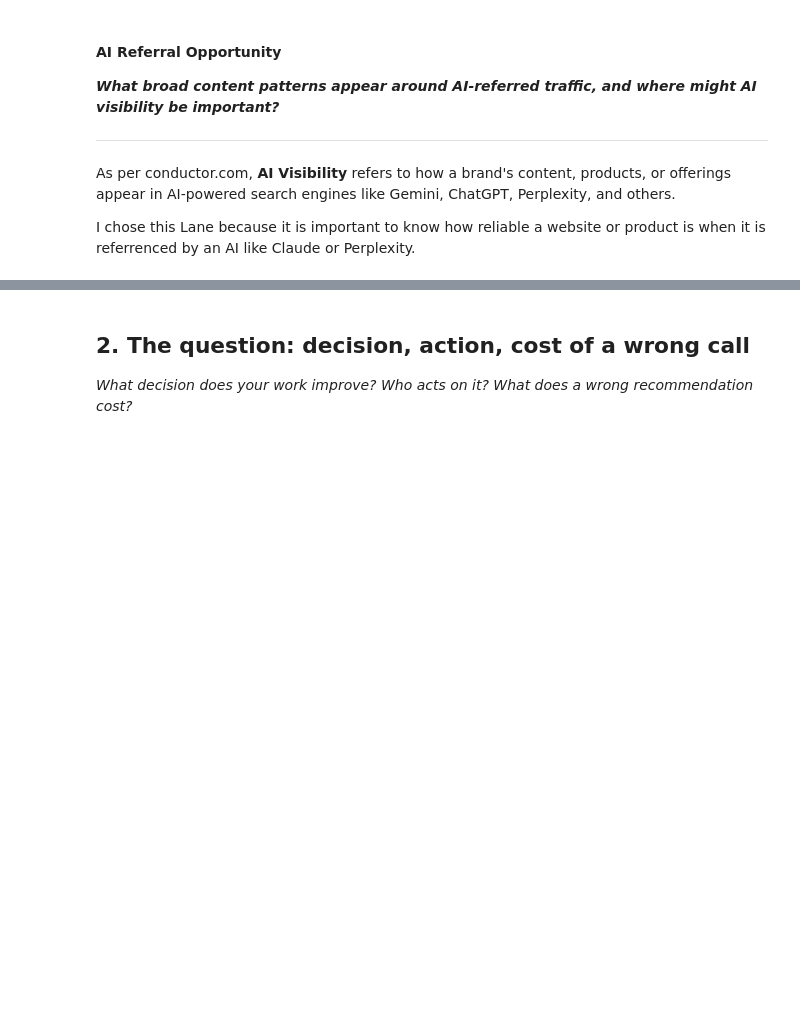
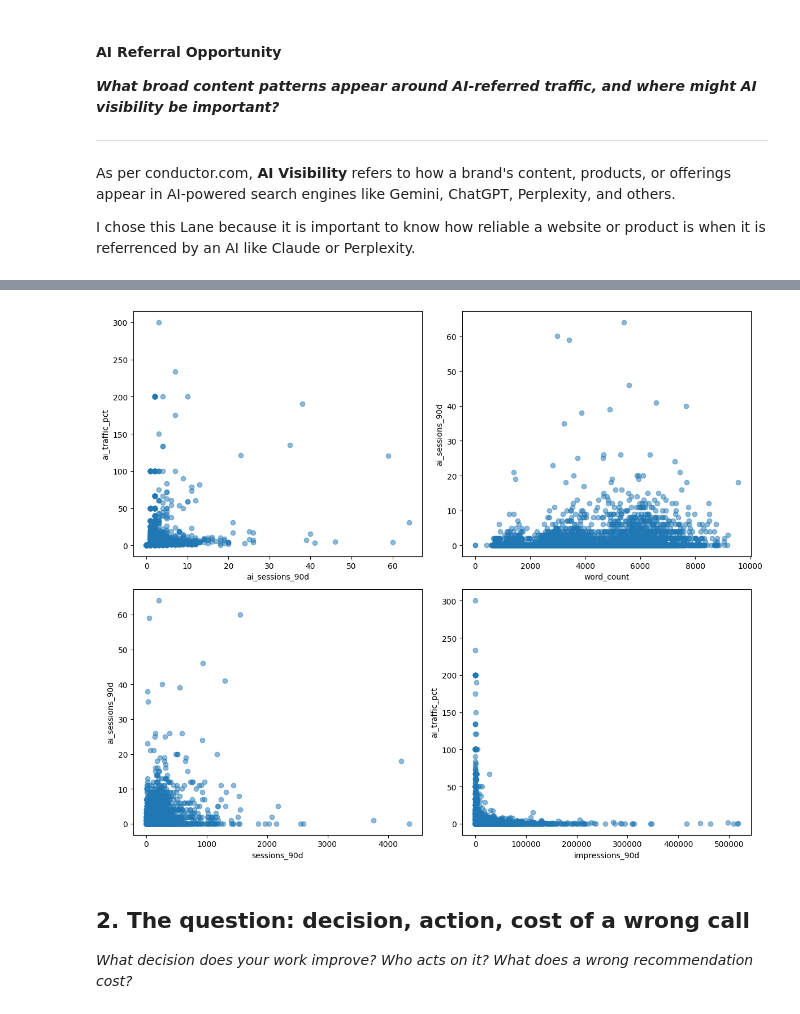
Before and after one commit to jomana2006/FlyRank-ML-Internship, a Jupyter notebook: w01_research_question.ipynb, the cells around one changed output, grey strips where cells are left out. Drawn from its saved outputs; the diff is of its cells as text; code cells hidden in the pictures; blank space fills up the shorter version.

```diff
--- a/w01_research_question.ipynb
+++ b/w01_research_question.ipynb
@@ -34,3 +122,22 @@ FileNotFoundError: [Errno 2] No such file or directory: 'C:\\Users\\jojos\\Downl
+# %%
+fig, axes = plt.subplots(2, 2, figsize=(12, 10))
+
+axes[0,0].scatter(DATA['ai_sessions_90d'], DATA['ai_traffic_pct'], alpha=0.5)
+axes[0,0].set_xlabel('ai_sessions_90d'); axes[0,0].set_ylabel('ai_traffic_pct')
+
+axes[0,1].scatter(DATA['word_count'], DATA['ai_sessions_90d'], alpha=0.5)
+axes[0,1].set_xlabel('word_count'); axes[0,1].set_ylabel('ai_sessions_90d')
+
+axes[1,0].scatter(DATA['sessions_90d'], DATA['ai_sessions_90d'], alpha=0.5)
+axes[1,0].set_xlabel('sessions_90d'); axes[1,0].set_ylabel('ai_sessions_90d')
+
+axes[1,1].scatter(DATA['impressions_90d'], DATA['ai_traffic_pct'], alpha=0.5)
+axes[1,1].set_xlabel('impressions_90d'); axes[1,1].set_ylabel('ai_traffic_pct')
+
+plt.tight_layout()
+plt.show()
+# %% [output]
+[figure, added]
 # %% [markdown]
 ## 2. The question: decision, action, cost of a wrong call
 
```
Also changed, not shown: parts of 6 cells of this notebook.
